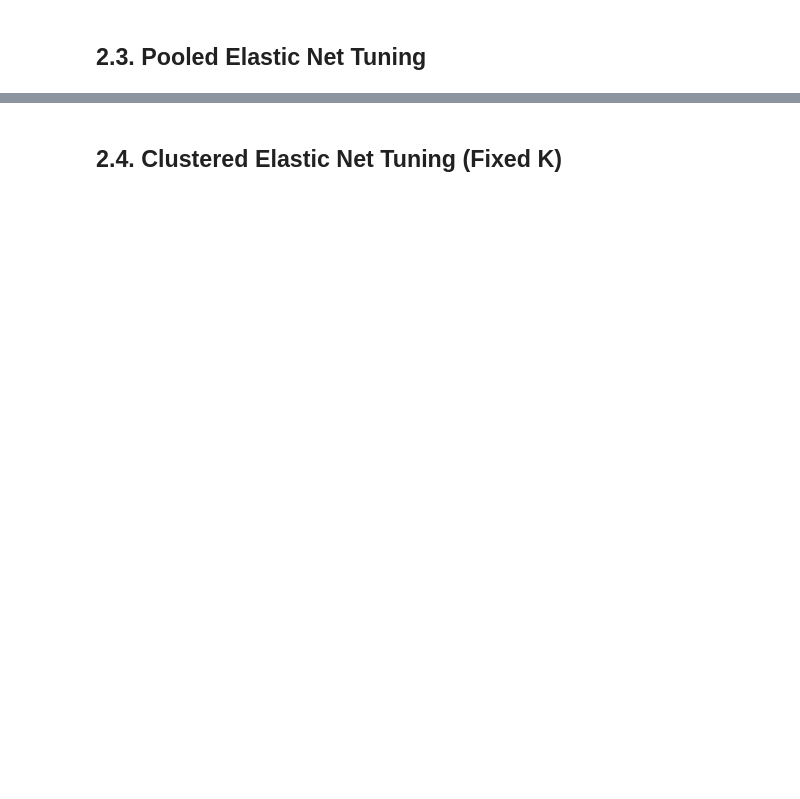
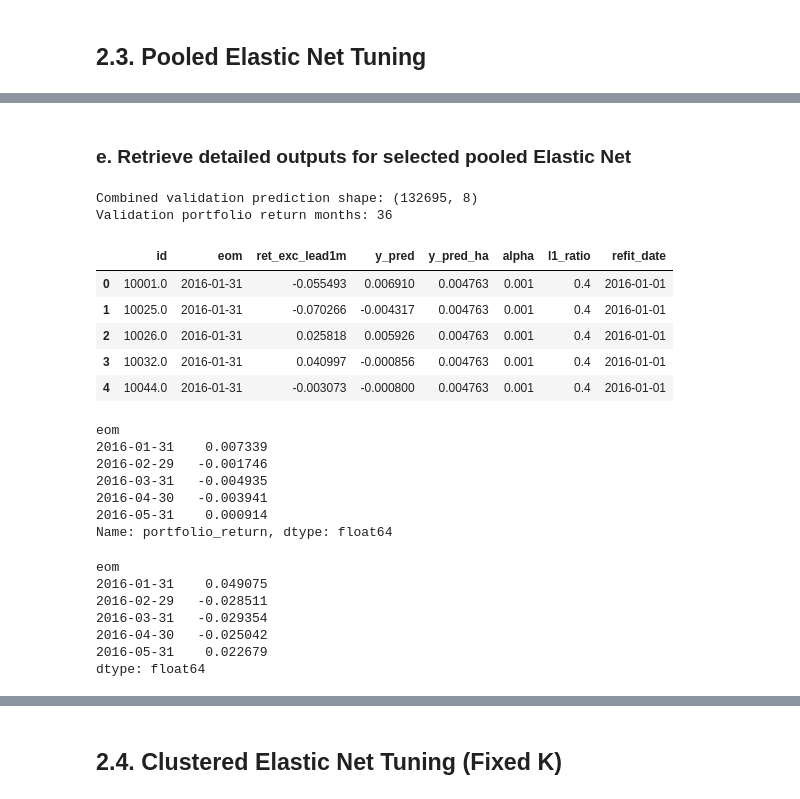
Before and after one commit to JackyJacky1029/FINA-4713-Group-9-Project, a Jupyter notebook: jkp_project.ipynb, the cells around one changed output, grey strips where cells are left out. Drawn from its saved outputs; the diff is of its cells as text; code cells hidden in the pictures; blank space fills up the shorter version.

```diff
--- a/jkp_project.ipynb
+++ b/jkp_project.ipynb
@@ -1762,0 +2538,41 @@ from
+# %% [markdown]
+### e. Retrieve detailed outputs for selected pooled Elastic Net
+# %%
+# Create the dictionary key for the selected hyperparameter pair.
+best_pooled_key = (alpha_pooled_star, l1_ratio_pooled_star)
+
+# Extract detailed output, performance for best alpha & l1_ratio trained model
+pooled_valid_pred = pooled_enet_outputs[best_pooled_key]["predictions"]
+pooled_valid_pf_returns = pooled_enet_outputs[best_pooled_key]["portfolio_returns"]
+pooled_valid_monthly_ic = pooled_enet_outputs[best_pooled_key]["monthly_ic"]
+pooled_valid_weights = pooled_enet_outputs[best_pooled_key]["weights"]
+
+print("Combined validation prediction shape:", pooled_valid_pred.shape)
+print("Validation portfolio return months:", len(pooled_valid_pf_returns))
+
+display(pooled_valid_pred.head())
+display(pooled_valid_pf_returns.head())
+display(pooled_valid_monthly_ic.head())
+# %% [output]
+Combined validation prediction shape: (132695, 8)
+Validation portfolio return months: 36
+|  | id | eom | ret_exc_lead1m | y_pred | y_pred_ha | alpha | l1_ratio | refit_date |
+| 0 | 10001.0 | 2016-01-31 | -0.055493 | 0.006910 | 0.004763 | 0.001 | 0.4 | 2016-01-01 |
+| 1 | 10025.0 | 2016-01-31 | -0.070266 | -0.004317 | 0.004763 | 0.001 | 0.4 | 2016-01-01 |
+| 2 | 10026.0 | 2016-01-31 | 0.025818 | 0.005926 | 0.004763 | 0.001 | 0.4 | 2016-01-01 |
+| 3 | 10032.0 | 2016-01-31 | 0.040997 | -0.000856 | 0.004763 | 0.001 | 0.4 | 2016-01-01 |
+| 4 | 10044.0 | 2016-01-31 | -0.003073 | -0.000800 | 0.004763 | 0.001 | 0.4 | 2016-01-01 |
+eom
+2016-01-31    0.007339
+2016-02-29   -0.001746
+2016-03-31   -0.004935
+2016-04-30   -0.003941
+2016-05-31    0.000914
+Name: portfolio_return, dtype: float64
+eom
+2016-01-31    0.049075
+2016-02-29   -0.028511
+2016-03-31   -0.029354
+2016-04-30   -0.025042
+2016-05-31    0.022679
+dtype: float64
```
Also changed, not shown: parts of 59 cells of this notebook.
